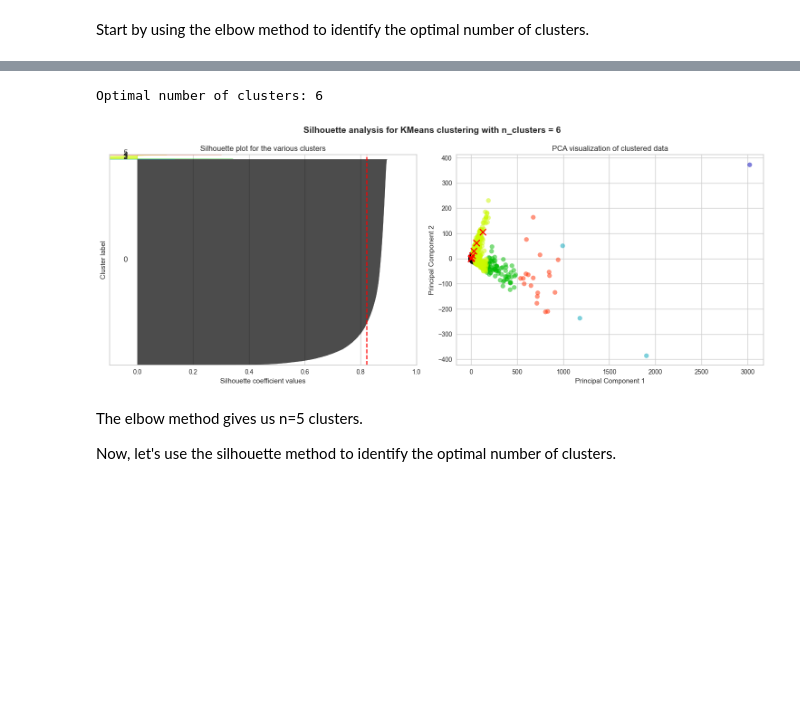
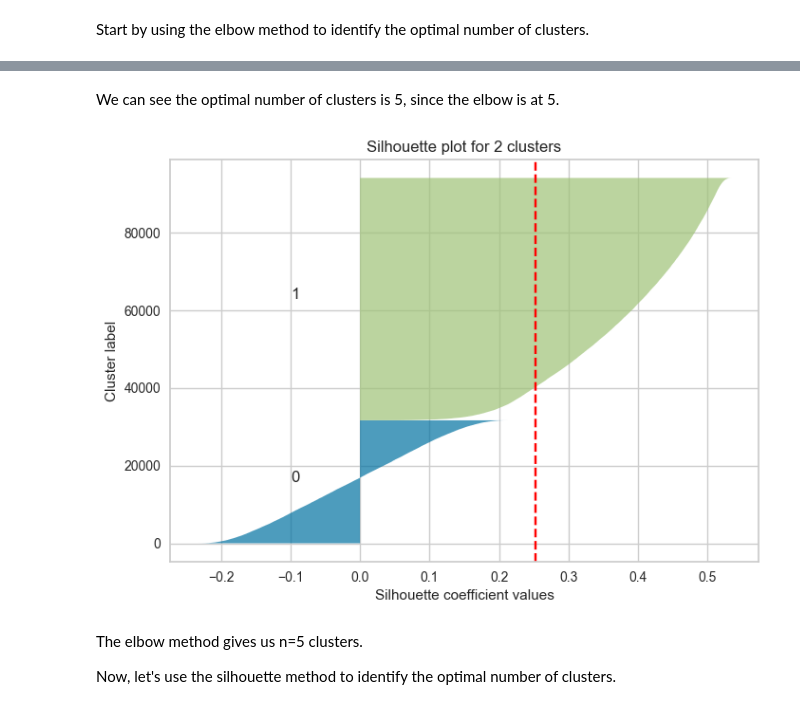
Before and after one commit to noahkostesku/CanadianHouseholdAnalysis, a Jupyter notebook: CanadianHouseholdAnalysis.ipynb, the cells around one changed output, grey strips where cells are left out. Drawn from its saved outputs; the diff is of its cells as text; code cells hidden in the pictures; blank space fills up the shorter version.

Commit message:
Worked on ts since 10am with 3 breaks its now 12:25am im going to bed

```diff
--- a/CanadianHouseholdAnalysis.ipynb
+++ b/CanadianHouseholdAnalysis.ipynb
@@ -202,8 +445,0 @@ household_spend_df = truncate_outliers(household_spend_df)
-# %%
-merged_df = demo_stats_df.join(
-    household_spend_df,
-    on=["CODE", "GEO"],
-    how="inner"
-)
-
-merged_df.describe()
@@ -259,6 +527,9 @@ the target of the regression model in Part 2.
 # %%
 # Define the scaler
 scaler = StandardScaler()
+
+# Convert to Pandas DataFrame for scaling
+cleaned_df = cleaned_df.to_pandas()
 
 # Fit the scaler to the data
 scaler.fit(cleaned_df)
@@ -294,3 +555,6 @@ Working with sample of 20000 records (out of 781511 total)
+# %%
+# Sample 30% of the data
+sampled_df = scaled_df.sample(frac=0.3, random_state=42)
 # %%
 
 full_stats = scaled_df.mean()[:5]
@@ -357,70 +605,32 @@ optimal_clusters = find_optimal_clusters(sampled_df)
-# %%
-print(f"Optimal number of clusters: {optimal_clusters}")
-# %% [output]
-Optimal number of clusters: 6
+# %% [markdown]
+<p>We can see the optimal number of clusters is 5, since the elbow is at 5.</p>
 # %%
 # Silhouette Analysis
 def plot_silhouette(data, n_clusters):
     # Initialize the clusterer
     clusterer = KMeans(n_clusters=n_clusters, random_state=2025)
     cluster_labels = clusterer.fit_predict(data)
 
-    # Create silhouette plot
-    fig, (ax1, ax2) = plt.subplots(1, 2, figsize=(15, 6))
-
-    # Silhouette plot
-    ax1.set_xlim([-0.1, 1])
-    ax1.set_ylim([0, len(data) + (n_clusters + 1) * 10])
-
     silhouette_avg = silhouette_score(data, cluster_labels)
     sample_silhouette_values = silhouette_samples(data, cluster_labels)
-
     y_lower = 10
     for i in range(n_clusters):
         ith_cluster_silhouette_values = sample_silhouette_values[cluster_labels == i]
         ith_cluster_silhouette_values.sort()
-
         size_cluster_i = ith_cluster_silhouette_values.shape[0]
         y_upper = y_lower + size_cluster_i
-
-        color = cm.nipy_spectral(float(i) / n_clusters)
-        ax1.fill_betweenx(np.arange(y_lower, y_upper),
+        plt.fill_betweenx(np.arange(y_lower, y_upper),
                           0, ith_cluster_silhouette_values,
-                          facecolor=color, edgecolor=color, alpha=0.7)
-
-        ax1.text(-0.05, y_lower + 0.5 * size_cluster_i, str(i))
+                          alpha=0.7)
+        plt.text(-0.1, y_lower + 0.5 * size_cluster_i, str(i))
         y_lower = y_upper + 10
-
-    ax1.set_title("Silhouette plot for the various clusters")
-    ax1.set_xlabel("Silhouette coefficient values")
-    ax1.set_ylabel("Cluster label")
-    ax1.axvline(x=silhouette_avg, color="red", linestyle="--")
-    ax1.set_yticks([])
-
-    # Scatter plot of the clustered data (using PCA for visualization)
-    pca = PCA(n_components=2)
-    principal_components = pca.fit_transform(data)
-
-    for i in range(n_clusters):
-        ax2.scatter(principal_components[cluster_labels == i, 0],
-                    principal_components[cluster_labels == i, 1],
-                    color=cm.nipy_spectral(float(i) / n_clusters),
-                    alpha=0.5)
-
-    ax2.scatter(clusterer.cluster_centers_[:, 0],
-                clusterer.cluster_centers_[:, 1],
-                marker='x', s=100, c='red')
-
-    ax2.set_title("PCA visualization of clustered data")
-    ax2.set_xlabel("Principal Component 1")
-    ax2.set_ylabel("Principal Component 2")
-
-    plt.suptitle(f"Silhouette analysis for KMeans clustering with n_clusters = {n_clusters}",
-                 fontsize=14, fontweight='bold')
-    plt.tight_layout()
+    plt.title(f"Silhouette plot for {n_clusters} clusters")
+    plt.xlabel("Silhouette coefficient values")
+    plt.ylabel("Cluster label")
+    plt.axvline(x=silhouette_avg, color="red", linestyle="--")
     plt.show()
 
 # Run silhouette analysis with optimal clusters
-plot_silhouette(sampled_df, optimal_clusters)
+plot_silhouette(sampled_df, 2)
 # %% [output]
-[figure, old version]
+[figure, new version]
```
Also changed, not shown: parts of 51 cells of this notebook, 1 other file.
